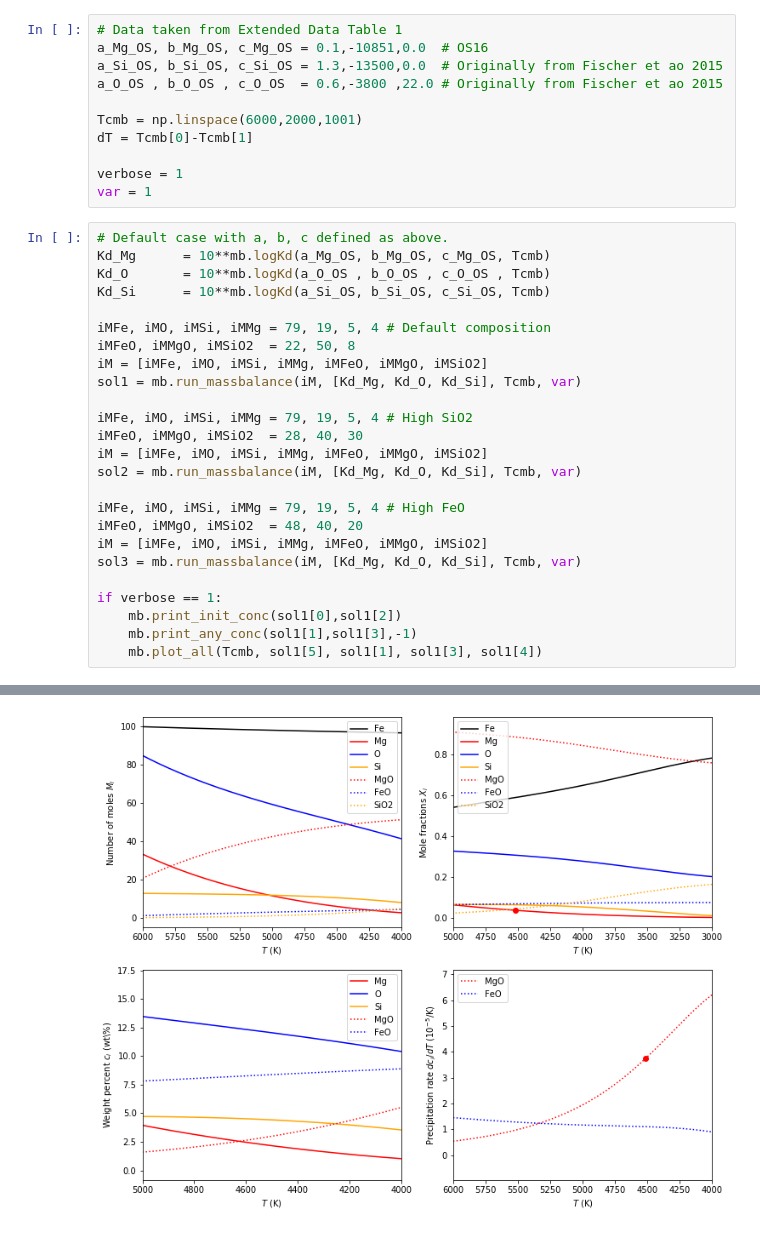
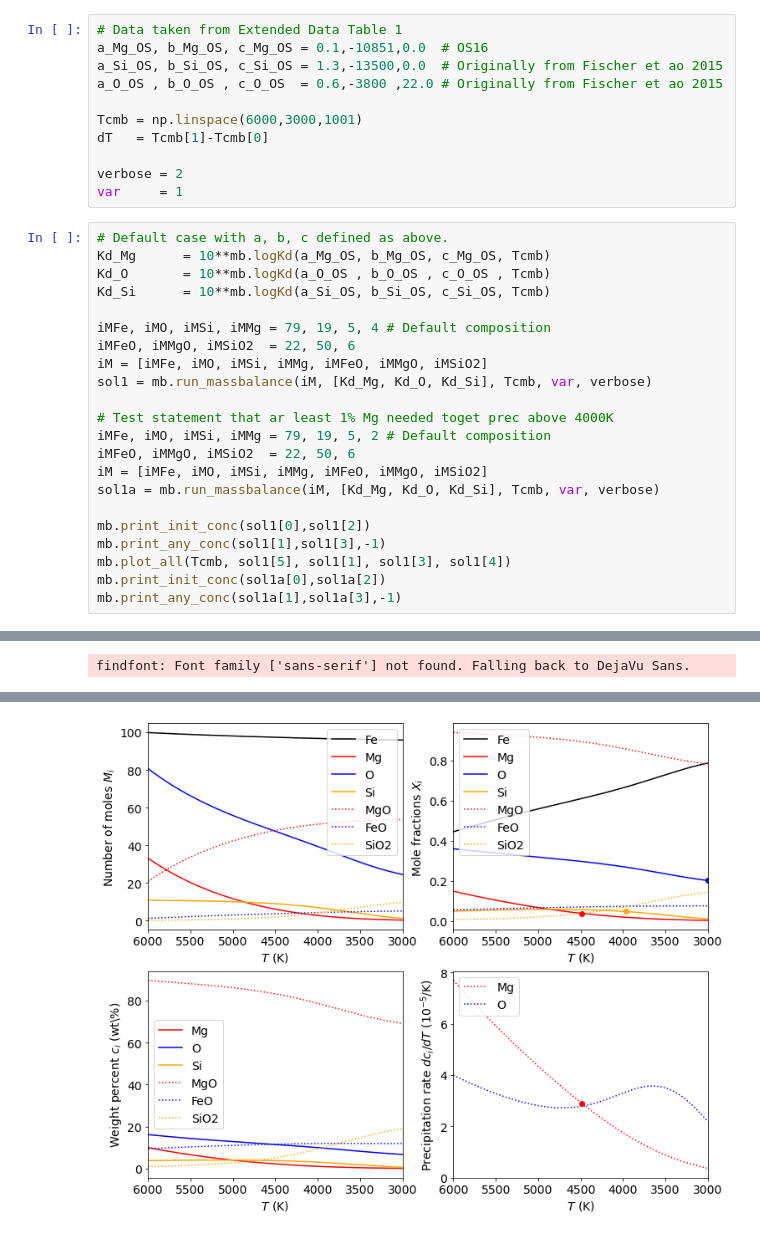
Before and after one commit to scs1cd/precipitation, a Jupyter notebook: OS16_final.ipynb, the cells around one changed output, grey strips where cells are left out. Cells and saved outputs as stored; diff of their text form.

```diff
--- a/OS16_final.ipynb
+++ b/OS16_final.ipynb
@@ -10,11 +23,11 @@ a_Mg_OS, b_Mg_OS, c_Mg_OS = 0.1,-10851,0.0  # OS16
 a_Si_OS, b_Si_OS, c_Si_OS = 1.3,-13500,0.0  # Originally from Fischer et ao 2015
 a_O_OS , b_O_OS , c_O_OS  = 0.6,-3800 ,22.0 # Originally from Fischer et ao 2015
 
-Tcmb = np.linspace(6000,2000,1001)
-dT = Tcmb[0]-Tcmb[1]
+Tcmb = np.linspace(6000,3000,1001)
+dT   = Tcmb[1]-Tcmb[0]
 
-verbose = 1
-var = 1
+verbose = 2
+var     = 1
 # %%
 # Default case with a, b, c defined as above.
 Kd_Mg      = 10**mb.logKd(a_Mg_OS, b_Mg_OS, c_Mg_OS, Tcmb)
@@ -22,22 +35,19 @@ Kd_O       = 10**mb.logKd(a_O_OS , b_O_OS , c_O_OS , Tcmb)
 Kd_Si      = 10**mb.logKd(a_Si_OS, b_Si_OS, c_Si_OS, Tcmb)
 
 iMFe, iMO, iMSi, iMMg = 79, 19, 5, 4 # Default composition
-iMFeO, iMMgO, iMSiO2  = 22, 50, 8
+iMFeO, iMMgO, iMSiO2  = 22, 50, 6
 iM = [iMFe, iMO, iMSi, iMMg, iMFeO, iMMgO, iMSiO2]
-sol1 = mb.run_massbalance(iM, [Kd_Mg, Kd_O, Kd_Si], Tcmb, var)
+sol1 = mb.run_massbalance(iM, [Kd_Mg, Kd_O, Kd_Si], Tcmb, var, verbose)
 
-iMFe, iMO, iMSi, iMMg = 79, 19, 5, 4 # High SiO2
-iMFeO, iMMgO, iMSiO2  = 28, 40, 30
+# Test statement that ar least 1% Mg needed toget prec above 4000K
+iMFe, iMO, iMSi, iMMg = 79, 19, 5, 2 # Default composition
+iMFeO, iMMgO, iMSiO2  = 22, 50, 6
 iM = [iMFe, iMO, iMSi, iMMg, iMFeO, iMMgO, iMSiO2]
-sol2 = mb.run_massbalance(iM, [Kd_Mg, Kd_O, Kd_Si], Tcmb, var)
+sol1a = mb.run_massbalance(iM, [Kd_Mg, Kd_O, Kd_Si], Tcmb, var, verbose)
 
-iMFe, iMO, iMSi, iMMg = 79, 19, 5, 4 # High FeO
-iMFeO, iMMgO, iMSiO2  = 48, 40, 20
-iM = [iMFe, iMO, iMSi, iMMg, iMFeO, iMMgO, iMSiO2]
-sol3 = mb.run_massbalance(iM, [Kd_Mg, Kd_O, Kd_Si], Tcmb, var)
-
-if verbose == 1:
-    mb.print_init_conc(sol1[0],sol1[2])
-    mb.print_any_conc(sol1[1],sol1[3],-1)
-    mb.plot_all(Tcmb, sol1[5], sol1[1], sol1[3], sol1[4])
+mb.print_init_conc(sol1[0],sol1[2])
+mb.print_any_conc(sol1[1],sol1[3],-1)
+mb.plot_all(Tcmb, sol1[5], sol1[1], sol1[3], sol1[4])
+mb.print_init_conc(sol1a[0],sol1a[2])
+mb.print_any_conc(sol1a[1],sol1a[3],-1)
 # %% [output]
@@ -51,0 +56 @@ Mant mass fractions of FeO =  11.81 MgO =  12.19 SiO2 =  76.00
+findfont: Font family ['sans-serif'] not found. Falling back to DejaVu Sans.
@@ -52,3 +73,3 @@ Mant mass fractions of FeO =  11.81 MgO =  12.19 SiO2 =  76.00
-[figure, old version]
+[figure, new version]
 # %%
 # Decrease a, b, c by 0.25 * sigma
```
Also changed, not shown: parts of 12 cells of this notebook, 27 other files.
